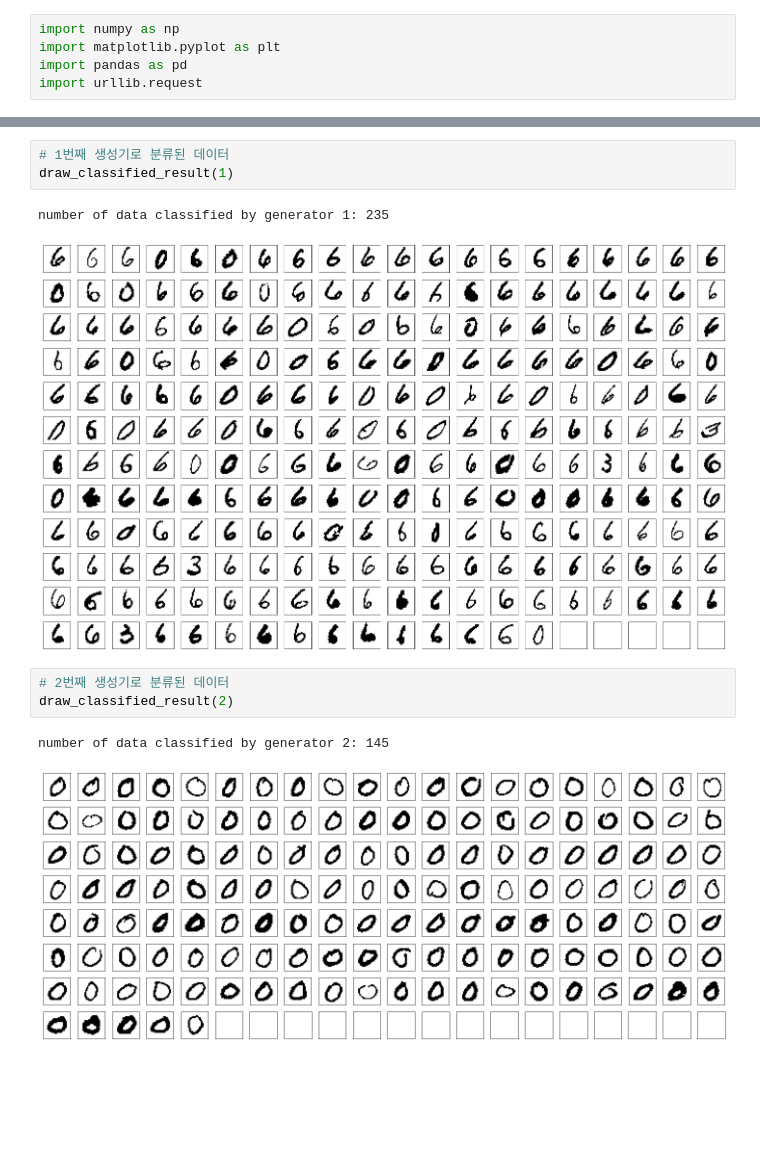
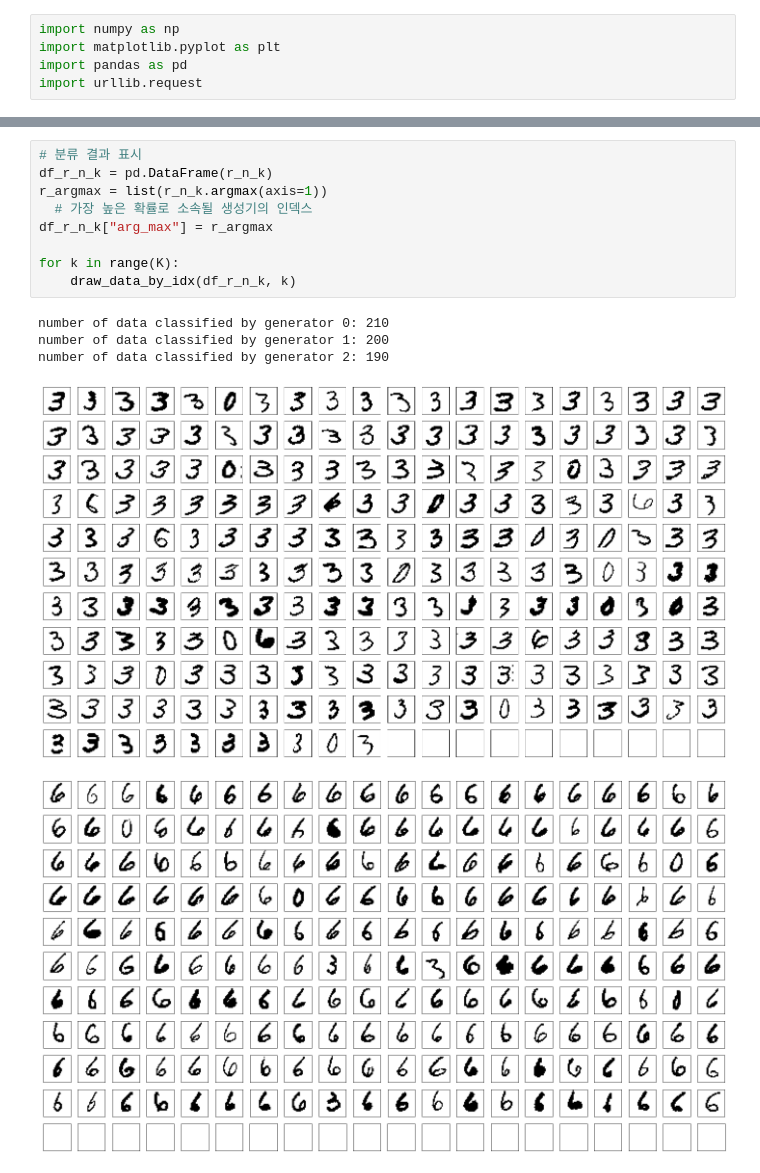
Before and after one commit to jaehosung/ml4se_codes, a Jupyter notebook: MLStudy_exercise07_refactor.ipynb, the cells around one changed output, grey strips where cells are left out. Drawn from its saved outputs; the diff is of its cells as text; blank space fills up the shorter version.

```diff
--- a/MLStudy_exercise07_refactor.ipynb
+++ b/MLStudy_exercise07_refactor.ipynb
@@ -202,12 +205,15 @@ number of data classified by generator 0: 220
-# %%
-# 1번째 생성기로 분류된 데이터
-draw_classified_result(1)
-# %% [output]
-number of data classified by generator 1: 235
-[figure, removed]
-# %%
-# 2번째 생성기로 분류된 데이터
-draw_classified_result(2)
-# %% [output]
-number of data classified by generator 2: 145
-[figure, removed]
+# %%
+# 분류 결과 표시
+df_r_n_k = pd.DataFrame(r_n_k)
+r_argmax = list(r_n_k.argmax(axis=1))
+  # 가장 높은 확률로 소속될 생성기의 인덱스
+df_r_n_k["arg_max"] = r_argmax
+
+for k in range(K):
+    draw_data_by_idx(df_r_n_k, k)
+# %% [output]
+number of data classified by generator 0: 210
+number of data classified by generator 1: 200
+number of data classified by generator 2: 190
+[figure, added]
+[figure, added]
```
Also changed, not shown: parts of 16 cells of this notebook, 1 other file.
